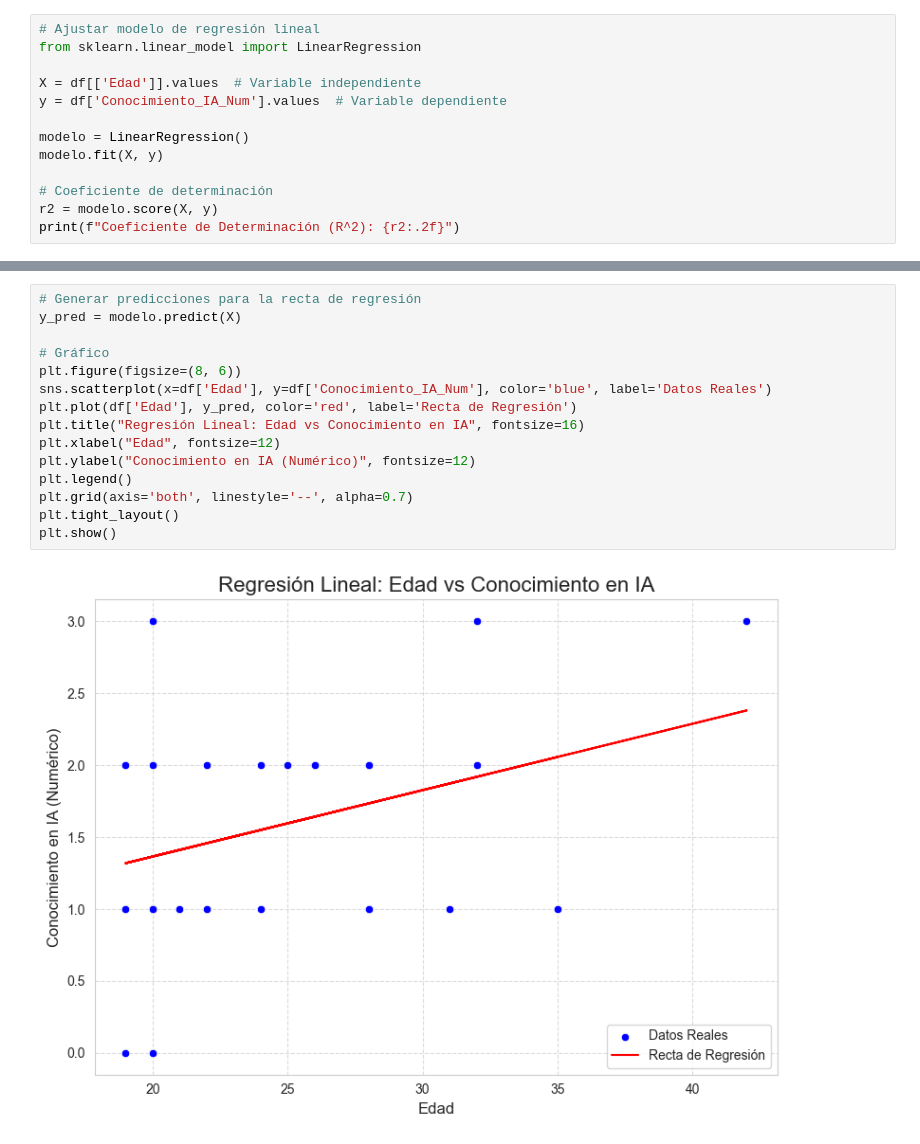
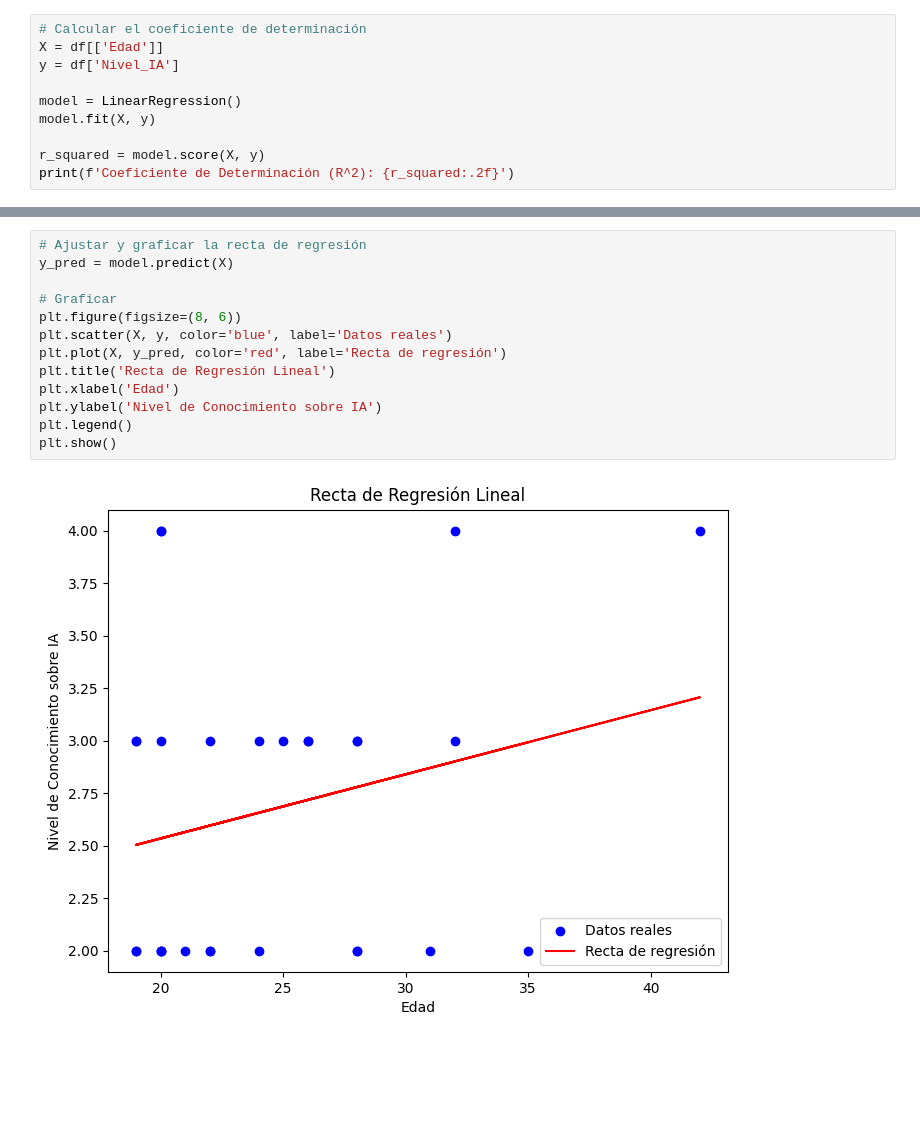
Before and after one commit to IrvinngB/Examen-Estadistica, a Jupyter notebook: Bonus.ipynb, the cells around one changed output, grey strips where cells are left out. Cells and saved outputs as stored; diff of their text form; blank space fills up the shorter version.

```diff
--- a/Bonus.ipynb
+++ b/Bonus.ipynb
@@ -65,14 +68,11 @@ Calculamos el **coeficiente de determinación** (\( R^2 \)) entre las mismas var
 # %%
-# Ajustar modelo de regresión lineal
-from sklearn.linear_model import LinearRegression
+# Calcular el coeficiente de determinación
+X = df[['Edad']]
+y = df['Nivel_IA']
 
-X = df[['Edad']].values  # Variable independiente
-y = df['Conocimiento_IA_Num'].values  # Variable dependiente
+model = LinearRegression()
+model.fit(X, y)
 
-modelo = LinearRegression()
-modelo.fit(X, y)
-
-# Coeficiente de determinación
-r2 = modelo.score(X, y)
-print(f"Coeficiente de Determinación (R^2): {r2:.2f}")
+r_squared = model.score(X, y)
+print(f'Coeficiente de Determinación (R^2): {r_squared:.2f}')
 # %% [output]
@@ -96,17 +87,15 @@ Trazamos la **recta de regresión** para visualizar la relación entre la edad y
 # %%
-# Generar predicciones para la recta de regresión
-y_pred = modelo.predict(X)
+# Ajustar y graficar la recta de regresión
+y_pred = model.predict(X)
 
-# Gráfico
+# Graficar
 plt.figure(figsize=(8, 6))
-sns.scatterplot(x=df['Edad'], y=df['Conocimiento_IA_Num'], color='blue', label='Datos Reales')
-plt.plot(df['Edad'], y_pred, color='red', label='Recta de Regresión')
-plt.title("Regresión Lineal: Edad vs Conocimiento en IA", fontsize=16)
-plt.xlabel("Edad", fontsize=12)
-plt.ylabel("Conocimiento en IA (Numérico)", fontsize=12)
+plt.scatter(X, y, color='blue', label='Datos reales')
+plt.plot(X, y_pred, color='red', label='Recta de regresión')
+plt.title('Recta de Regresión Lineal')
+plt.xlabel('Edad')
+plt.ylabel('Nivel de Conocimiento sobre IA')
 plt.legend()
-plt.grid(axis='both', linestyle='--', alpha=0.7)
-plt.tight_layout()
 plt.show()
 # %% [output]
-[figure, old version]
+[figure, new version]
```
Also changed, not shown: parts of 18 cells of this notebook, 3 other files.
